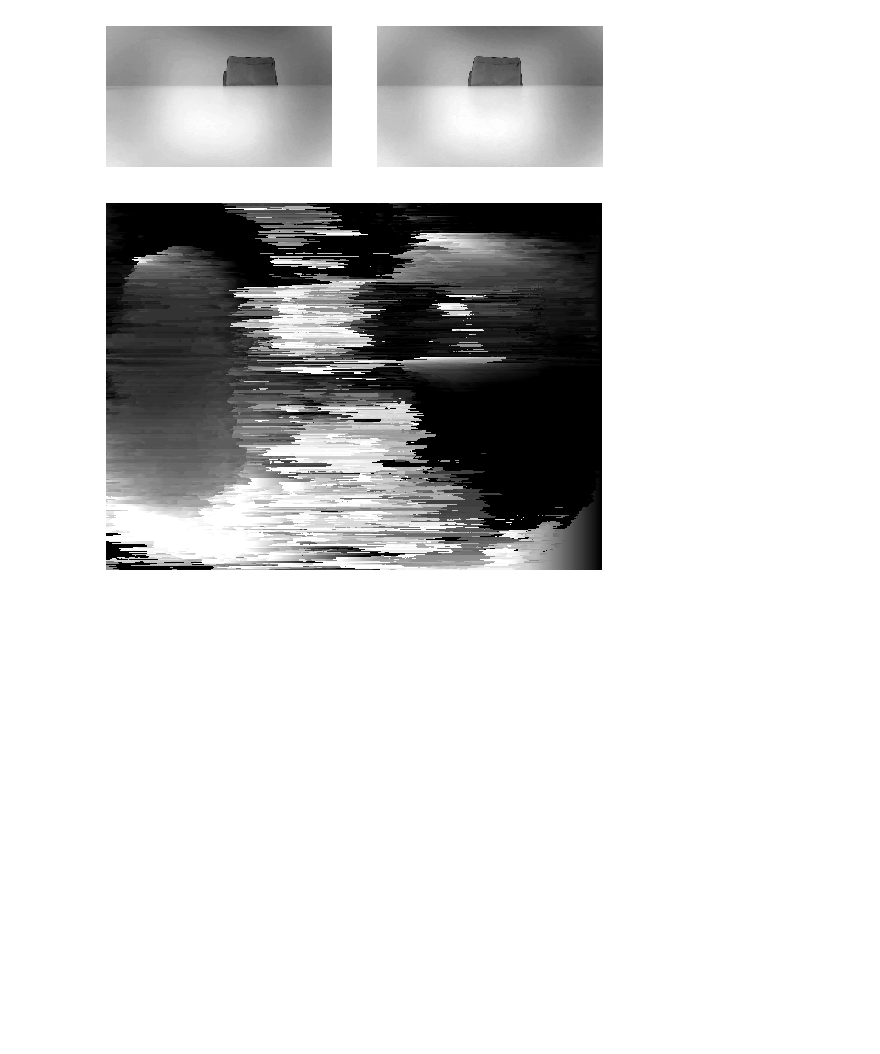
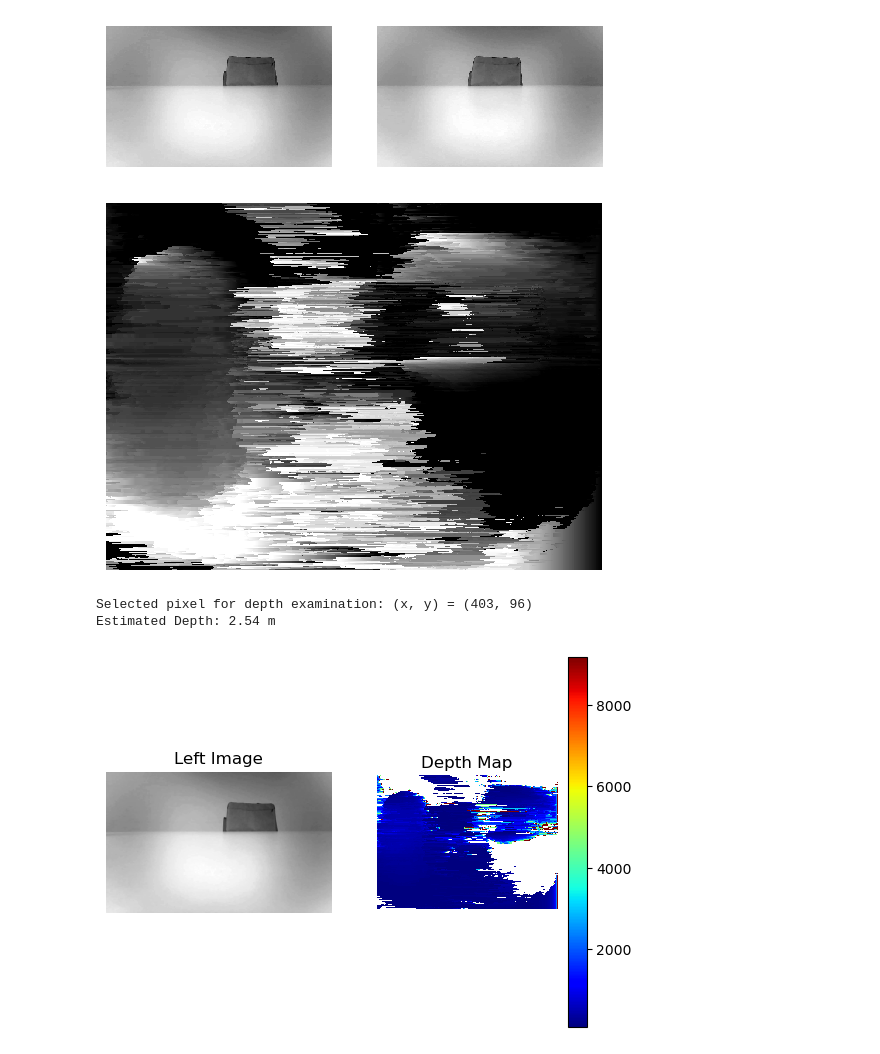
Before and after one commit to coder2Young/comp0241_24_grp6, a Jupyter notebook: labs/Lab3b.ipynb, the cells around one changed output. Saved outputs shown, nothing was run; the diff lists cells and outputs as text; code cells hidden in the pictures; blank space fills up the shorter version.

```diff
--- a/labs/Lab3b.ipynb
+++ b/labs/Lab3b.ipynb
@@ -214,8 +220,8 @@ import cv2
 plt.close('all')
 
 # load in images and ground truth, two jpg images
-im1 = plt.imread('../dataset/depth_estimation/left1.jpg')
-im2 = plt.imread('../dataset/depth_estimation/right1.jpg')
+im1 = plt.imread('./lab3b_depth_estimation/left1.jpg')
+im2 = plt.imread('./lab3b_depth_estimation/right1.jpg')
 
 # convert to grayscale
 im1 = cv2.cvtColor(im1, cv2.COLOR_BGR2GRAY)
@@ -299,15 +305,22 @@ plt.show()
 # %% [output]
 [figure]
 # %%
-%matplotlib tk
+%matplotlib inline
+print("Selected pixel for depth examination: (x, y) = (403, 96)")
+print(f"Estimated Depth: {depthMap[96, 403]/100:.2f} m")
 # display the left image and the depth map
 plt.figure()
 plt.subplot(1,2,1)
 plt.imshow(im1, cmap='gray')
 plt.axis('off')
 plt.title('Left Image')
 plt.subplot(1,2,2)
 plt.imshow(depthMap, cmap='jet', interpolation='nearest', aspect=1)
 plt.axis('off')
+plt.title('Depth Map')
 plt.colorbar()
 plt.show()
+# %% [output]
+Selected pixel for depth examination: (x, y) = (403, 96)
+Estimated Depth: 2.54 m
+[figure, added]
```
Also changed, not shown: parts of 2 cells of this notebook.
